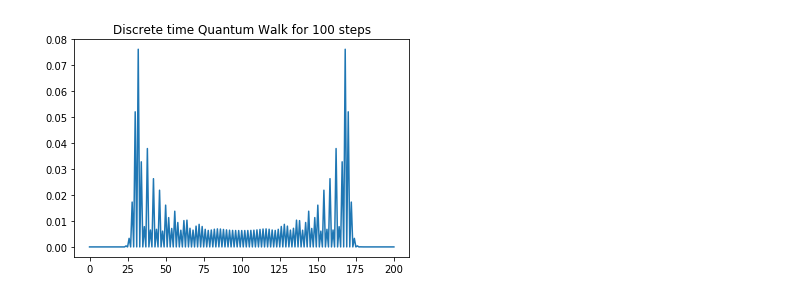
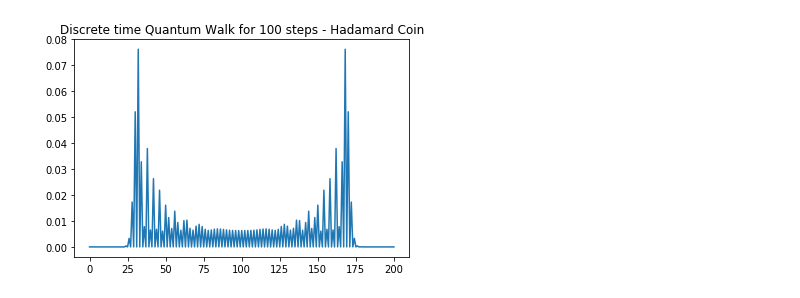
Before and after one commit to gmitchener/quantum_project, a Jupyter notebook: random_walk.ipynb, the cells around one changed output. Drawn from its saved outputs; the diff is of its cells as text; code cells hidden in the pictures.

Commit message:
Update random_walk.ipynb
updated functions and extra coin
18.12

```diff
--- a/random_walk.ipynb
+++ b/random_walk.ipynb
@@ -17,9 +18,8 @@ c11 = np.outer(ket_1, ket_1)
 def discrete_qw(N, coin, shift):
     """Discrete time quantum walk with number of steps N, taking the coin operator C and the shift operator S. Returns a plot of the probabilities"""
 
-    N = 100
     P = 2*N+1
-    c = coin
+    c, d = coin
     right, left = shift(P)
 
     S = np.kron(right, c00) + np.kron(left, c11)
@@ -45,18 +45,21 @@ def discrete_qw(N, coin, shift):
         probs[i] = m.dot(m.conjugate()).real
 
     #plot probability distribution
+    f1 = plt.figure()
     plt.plot(np.arange(P), probs)
-    plt.title('Discrete time Quantum Walk for %d steps' % N)
-    plt.show
+    t = 'Discrete time Quantum Walk for %d steps - ' % N
+    plt.title(t + d)
+    f1.show
 # %%
-def hadamard_coin(c00, c01, c10, c11):
-    return (1/np.sqrt(2))*(c00 + c01 + c10 - c11)
+def hadamard_coin():
+    d = 'Hadamard Coin'
+    return (1/np.sqrt(2))*(c00 + c01 + c10 - c11), d
 # %%
 def shift_operator(P):
     r = np.roll(np.eye(P), 1, axis=0)
     l = np.roll(np.eye(P), -1, axis=0)
     return r,l
 # %%
-discrete_qw(100, hadamard_coin(c00,c01,c10,c11), shift_operator)
+discrete_qw(100, hadamard_coin(), shift_operator)
 # %% [output]
-[figure, old version]
+[figure, new version]
```
Also changed, not shown: parts of 5 cells of this notebook.
